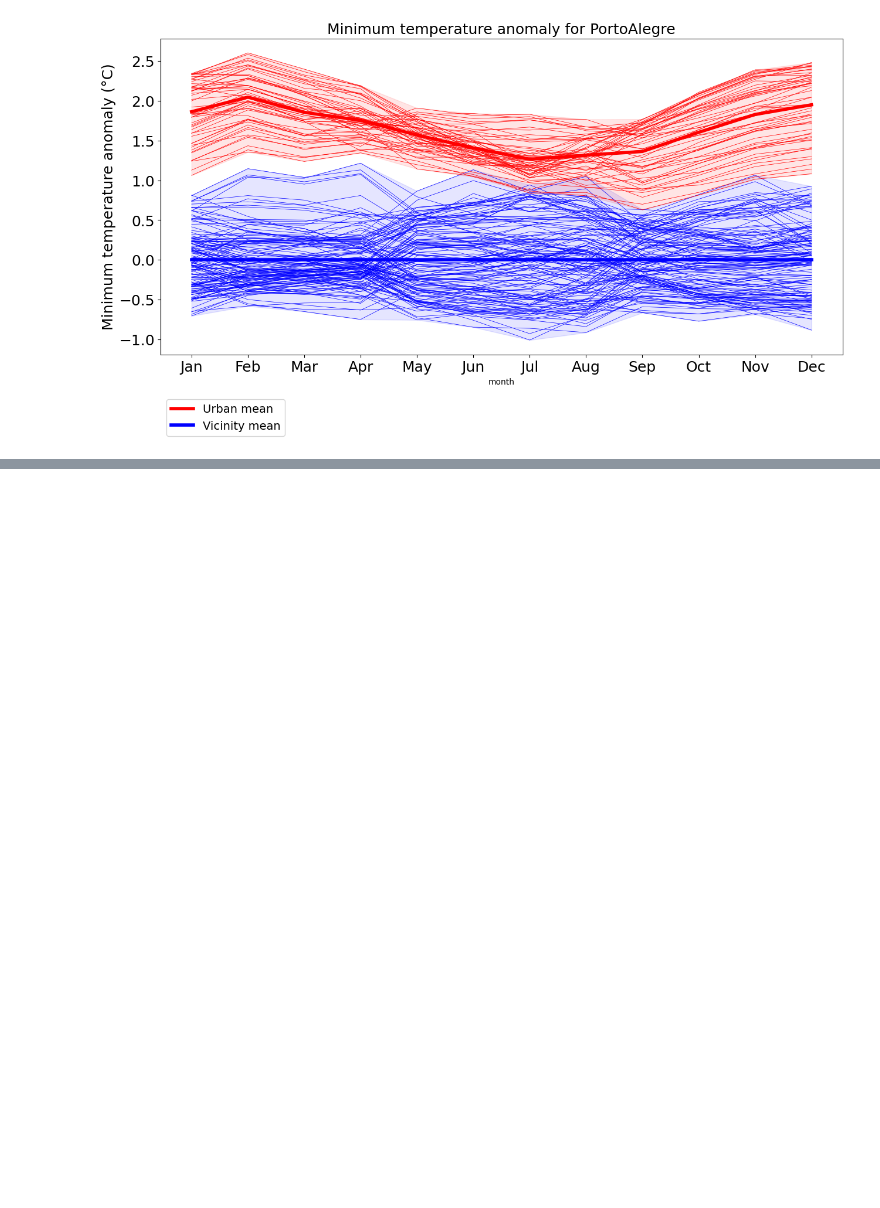
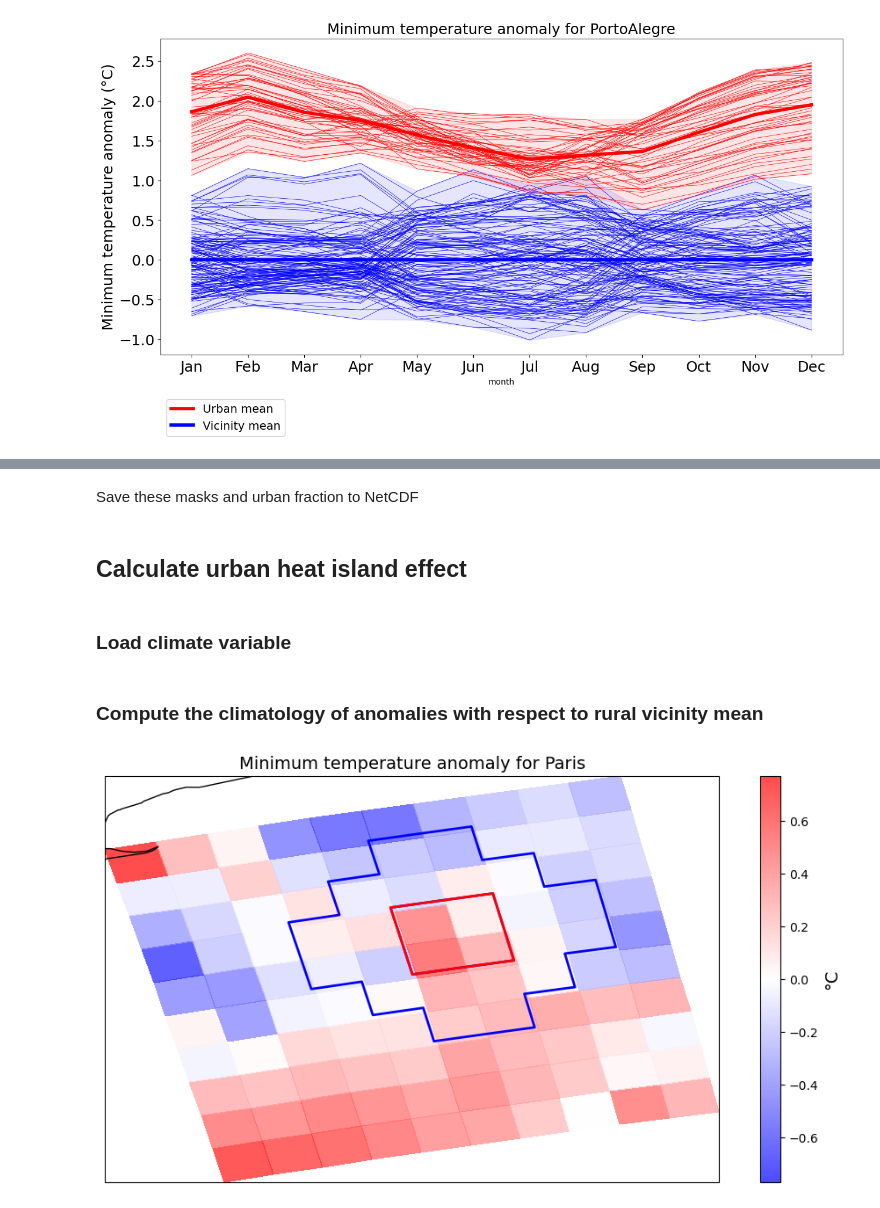
Before and after one commit to JavierDiezSierra/urbanmask, a Jupyter notebook: urban_area_selection.ipynb, the cells around one changed output, grey strips where cells are left out. Drawn from its saved outputs; the diff is of its cells as text; code cells hidden in the pictures; blank space fills up the shorter version.

```diff
--- a/urban_area_selection.ipynb
+++ b/urban_area_selection.ipynb
@@ -319,0 +433,2 @@ fig.savefig(cachefile.replace('.nc', '.pdf'), bbox_inches='tight')
+# %% [markdown]
+Save these masks and urban fraction to NetCDF
@@ -319,0 +437,24 @@ fig.savefig(cachefile.replace('.nc', '.pdf'), bbox_inches='tight')
+# %% [markdown]
+## Calculate urban heat island effect
+# %% [markdown]
+### Load climate variable
+# %%
+variable = 'tasmin'
+# %%
+files_pattern = f"{root_esgf}{domain}/{RCM_DICT[domain][model].split('_')[0]}/*/{scenario}/*/{RCM_DICT[domain][model].split('_')[1]}/*/day/{variable}/*/{variable}_*.nc"
+files = glob.glob(files_pattern)
+ds_RCM = xr.open_mfdataset(sorted(files), combine='nested', concat_dim='time').compute()
+ds_RCM = kelvin2degC(ds_RCM, variable)
+ds_RCM = fix_360_longitudes(ds_RCM)
+ds_RCM = URBAN.crop_area_city(ds_RCM, domain_resolution).compute()
+# %% [markdown]
+### Compute the climatology of anomalies with respect to rural vicinity mean
+# %%
+fig = plot_climatology(ds_RCM, urmask, variable, URBAN,
+                       city = city,
+                       alpha_urb_borders = 1,
+                       linewidth_urb_borders = 0.6
+                      )
+fig.savefig(f"{output_dir}/{variable}_{base_filename}_map-anom-wrt-rural.pdf", bbox_inches='tight')
+# %% [output]
+[figure, added]
```
Also changed, not shown: parts of 56 cells of this notebook.
